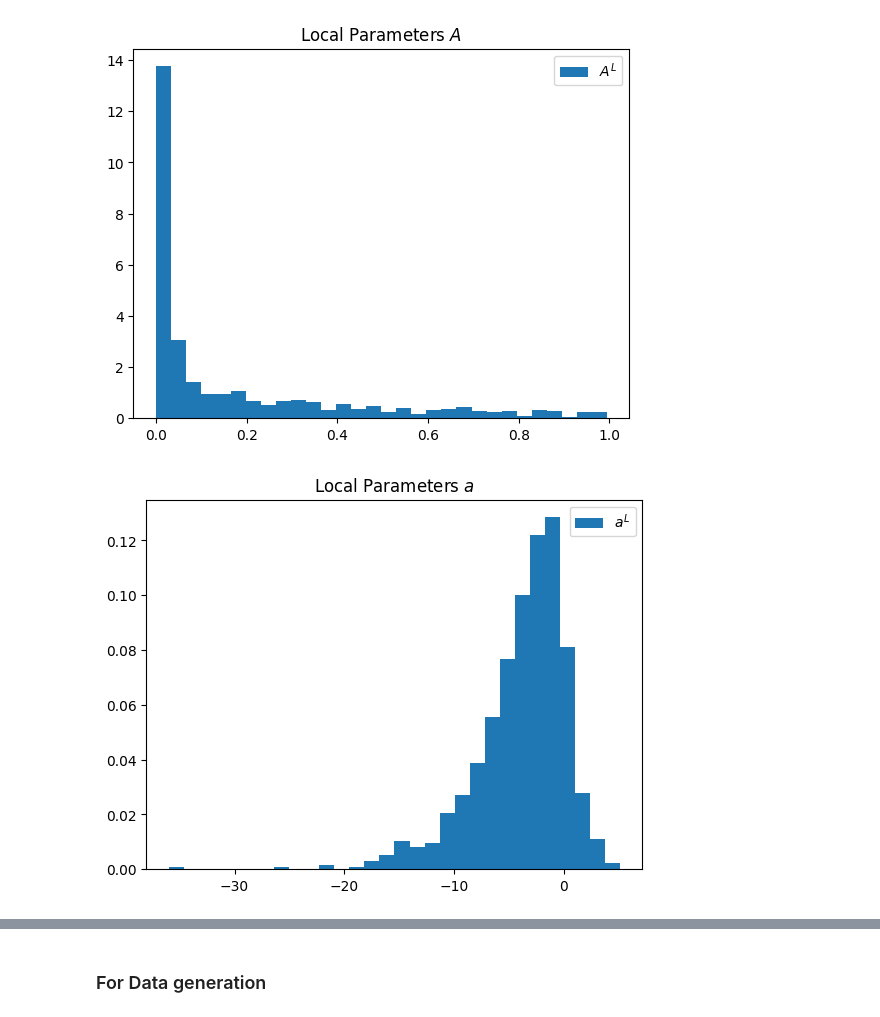
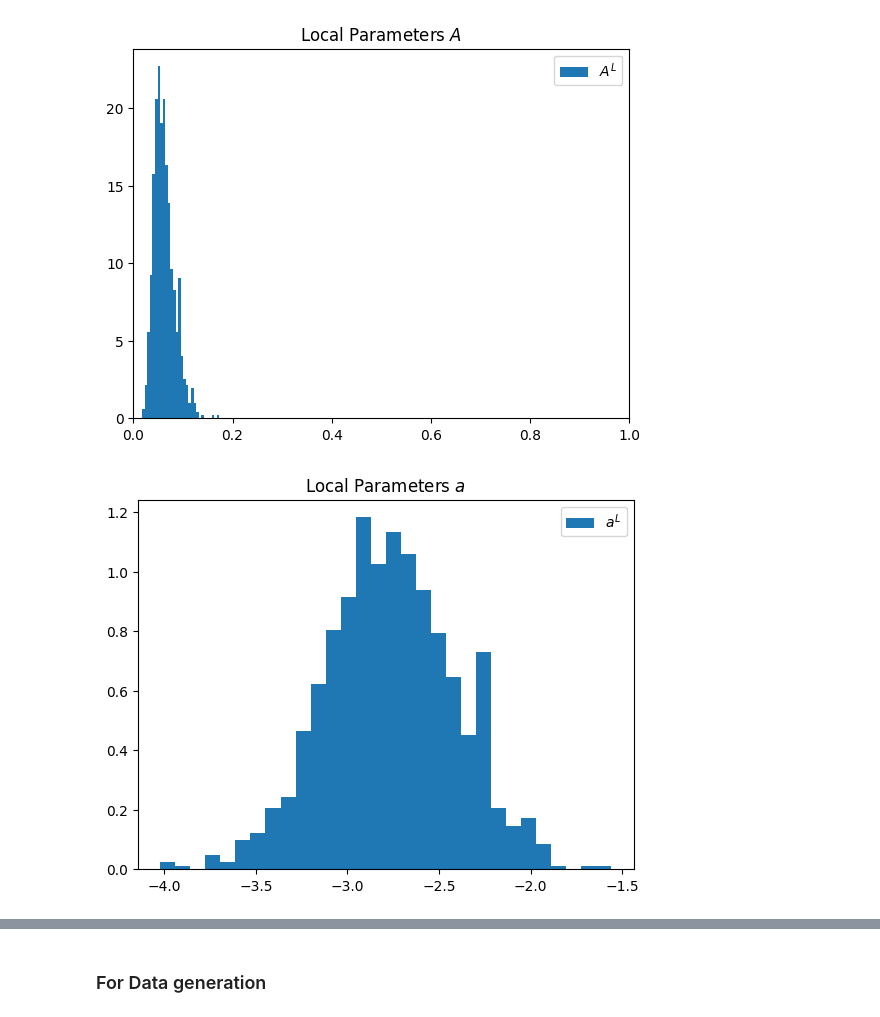
Before and after one commit to bayesflow-org/hierarchical-abi, a Jupyter notebook: problems/FLI/DataGen_HBI.ipynb, the cells around one changed output, grey strips where cells are left out. Saved outputs shown, nothing was run; the diff lists cells and outputs as text; code cells hidden in the pictures.

```diff
--- a/problems/FLI/DataGen_HBI.ipynb
+++ b/problems/FLI/DataGen_HBI.ipynb
@@ -16,10 +17,10 @@ class FLI_Prior:
         self.delta_tau_std_hyperprior_mean = -2
         self.delta_tau_std_hyperprior_std = 0.1
 
-        self.alpha_hyperprior_a = 1
-        self.alpha_hyperprior_b = 1
-        self.beta_hyperprior_a = 1
-        self.beta_hyperprior_b = 1
+        self.a_mean_hyperprior_mean = 0
+        self.a_mean_hyperprior_std = 2
+        self.a_std_hyperprior_mean = -1
+        self.a_std_hyperprior_std = 1
 
         self.sample_global()
 
@@ -30,13 +31,13 @@ class FLI_Prior:
         self.log_delta_tau_G = np.random.normal(self.delta_tau_mean_hyperprior_mean, self.delta_tau_mean_hyperprior_std)
         self.log_delta_sigma_tau_G = np.random.normal(self.delta_tau_std_hyperprior_mean, self.delta_tau_std_hyperprior_std)
 
-        self.alpha_hyperprior = np.random.gamma(self.alpha_hyperprior_a, self.alpha_hyperprior_b)
-        self.beta_hyperprior = np.random.gamma(self.beta_hyperprior_a, self.beta_hyperprior_b)
+        self.a_mean = np.random.normal(self.a_mean_hyperprior_mean, self.a_mean_hyperprior_std)
+        self.a_std = np.random.normal(self.a_std_hyperprior_mean, self.a_std_hyperprior_std)
+        self.A_mean = expit(self.a_mean)
 
         return dict(log_tau_G=self.log_tau_G, log_sigma_tau_G=self.log_sigma_tau_G,
                     log_delta_tau_G=self.log_delta_tau_G, log_delta_sigma_tau_G=self.log_delta_sigma_tau_G,
-                    alpha_hyperprior=self.alpha_hyperprior, beta_hyperprior=self.beta_hyperprior,
-                    log_alpha_hyperprior=np.log(self.alpha_hyperprior), log_beta_hyperprior=np.log(self.beta_hyperprior))
+                    a_mean=self.a_mean, a_std=self.a_std, A_mean=self.A_mean)
 
     def get_local_variances(self):
         var_tau_L = np.exp(2 * self.log_tau_G + np.exp(self.log_sigma_tau_G)**2) * (np.exp(np.exp(self.log_sigma_tau_G)**2) - 1)
@@ -49,12 +50,11 @@ class FLI_Prior:
     def sample_local(self, n_local_samples):
         log_tau_L = np.random.normal(self.log_tau_G, np.exp(self.log_sigma_tau_G), size=n_local_samples)
         log_delta_tau_L = np.random.normal(self.log_delta_tau_G, np.exp(self.log_delta_sigma_tau_G), size=n_local_samples)
-        A_L = np.random.beta(self.alpha_hyperprior, self.beta_hyperprior, size=n_local_samples)
-
+        a_l = np.random.normal(self.a_mean, np.exp(self.a_std), size=n_local_samples)
 
         tau_L = np.exp(log_tau_L)
         tau_L_2 = tau_L + np.exp(log_delta_tau_L)
-        a_l = np.log(A_L / (1 - A_L + 1e-8))
+        A_L = expit(a_l)
         return dict(tau_L=tau_L, tau_L_2=tau_L_2, A_L=A_L,
                     log_tau_L=log_tau_L, log_delta_tau_L=log_delta_tau_L, a_l=a_l)
 # %%
@@ -155,6 +157,7 @@ plt.show()
 plt.title(r'Local Parameters $A$')
 plt.hist(A_L, bins=30, density=True, label=r'$A^L$')
 plt.legend()
+plt.xlim(0,1)
 plt.show()
 
 plt.title(r'Local Parameters $a$')
@@ -166,5 +169,5 @@ plt.show()
-[figure, old version]
+[figure, new version]
-[figure, old version]
+[figure, new version]
 # %%
 def decay_gen(img, irf, noise, gw, n_local_samples):  # IRF, Gate_width (in ps)
     a, b = np.shape(img)
```
Also changed, not shown: parts of 6 cells of this notebook, 3 other files.
